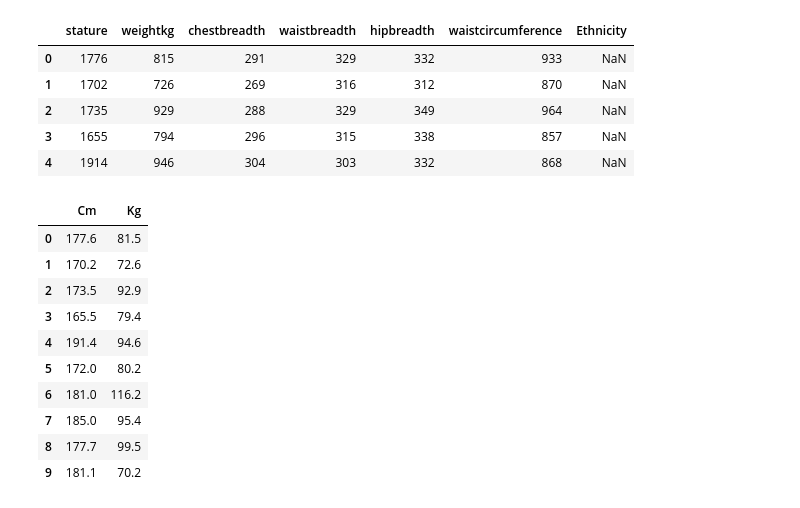
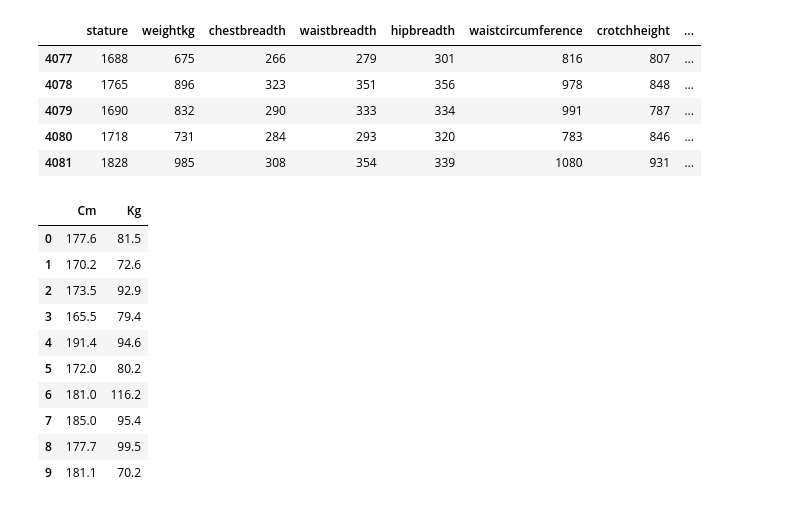
Before and after one commit to ViceSyndicate/Big_data, a Jupyter notebook: test_plots/test_plots.ipynb, the cells around one changed output. Cells and saved outputs as stored; diff of their text form; code cells hidden in the pictures.

```diff
--- a/test_plots/test_plots.ipynb
+++ b/test_plots/test_plots.ipynb
@@ -6,18 +6,24 @@ import sklearn.neighbors
 # %%
 male_df = pd.read_csv('C:\School\BigData\Big_Data\male.csv')
 trimmed_male_data = male_df[['stature']]
-# %%
-trimmed_male_data = male_df[['stature', 'weightkg', 'chestbreadth', 'waistbreadth', 'hipbreadth', 'waistcircumference', 'Ethnicity']]
-#male_df.head()
-test_df = trimmed_male_data.head()
-test_df.tail()
-# %% [output]
-|  | stature | weightkg | chestbreadth | waistbreadth | hipbreadth | waistcircumference | Ethnicity |
-| 0 | 1776 | 815 | 291 | 329 | 332 | 933 | NaN |
-| 1 | 1702 | 726 | 269 | 316 | 312 | 870 | NaN |
-| 2 | 1735 | 929 | 288 | 329 | 349 | 964 | NaN |
-| 3 | 1655 | 794 | 296 | 315 | 338 | 857 | NaN |
-| 4 | 1914 | 946 | 304 | 303 | 332 | 868 | NaN |
+# %%
+male_df = pd.read_csv('C:/School/BigData/Big_Data/male.csv')
+male_trimmed_data = male_df[['stature', 'weightkg', 'chestbreadth', 'waistbreadth', 'hipbreadth', 'waistcircumference', 'crotchheight', 'footlength', 'Ethnicity']]
+
+female_df = pd.read_csv("C:/School/BigData/Big_Data/female.csv")
+female_trimmed_data = female_df[['stature', 'weightkg', 'chestbreadth', 'waistbreadth', 'hipbreadth', 'waistcircumference', 'crotchheight', 'footlength', 'Ethnicity']]
+
+male_trimmed_data.to_csv('clean_male')
+female_trimmed_data.to_csv('clean_female')
+#male_df.head()
+male_trimmed_data.tail()
+# %% [output]
+|  | stature | weightkg | chestbreadth | waistbreadth | hipbreadth | waistcircumference | crotchheight | ... |
+| 4077 | 1688 | 675 | 266 | 279 | 301 | 816 | 807 | ... |
+| 4078 | 1765 | 896 | 323 | 351 | 356 | 978 | 848 | ... |
+| 4079 | 1690 | 832 | 290 | 333 | 334 | 991 | 787 | ... |
+| 4080 | 1718 | 731 | 284 | 293 | 320 | 783 | 846 | ... |
+| 4081 | 1828 | 985 | 308 | 354 | 339 | 1080 | 931 | ... |
 # %%
 #weight_height_male = trimmed_male_data['stature', 'weightkg']
 weight_height_male_df = pd.read_csv('C:\School\BigData\Big_Data\male.csv', usecols=['stature', 'weightkg'])
```
Also changed, not shown: 6 other files.
